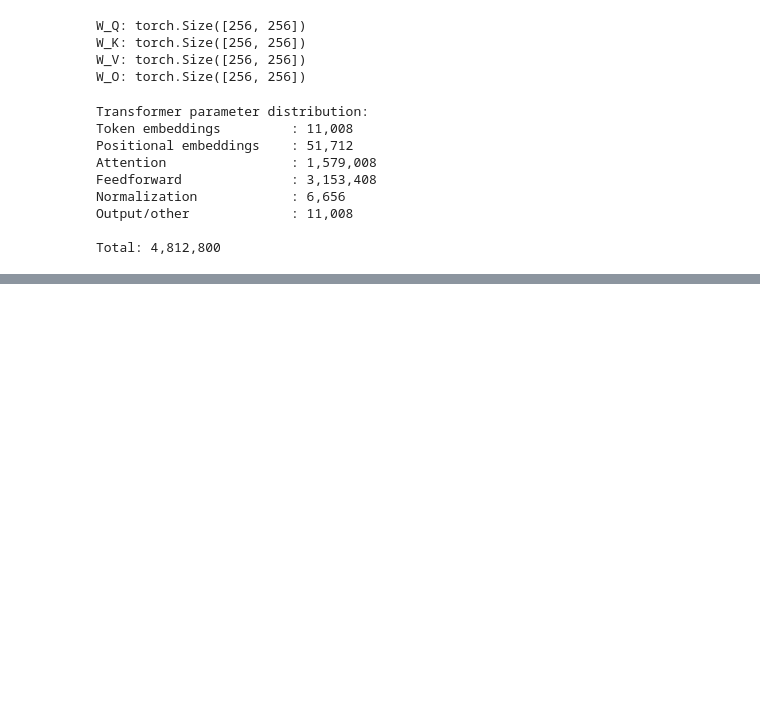
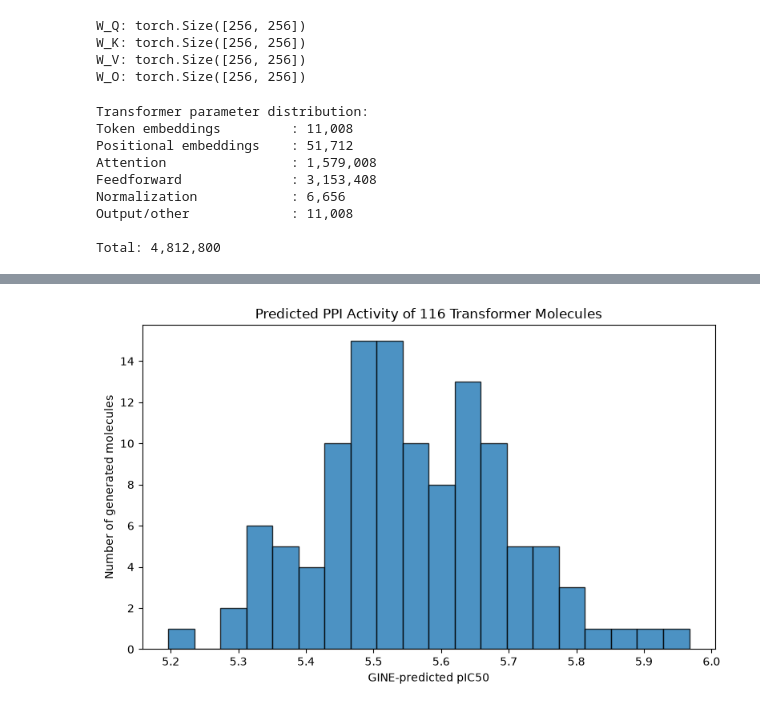
Before and after one commit to kalyanashisjana/DeepPPI, a Jupyter notebook: evaluation/04_PPI_Model_Comparison.ipynb, the cells around one changed output, grey strips where cells are left out. Drawn from its saved outputs; the diff is of its cells as text; code cells hidden in the pictures; blank space fills up the shorter version.

Commit message:
Initial upload of DeepPPI

```diff
--- a/evaluation/04_PPI_Model_Comparison.ipynb
+++ b/evaluation/04_PPI_Model_Comparison.ipynb
@@ -984,3 +984,28 @@ Normalization            : 6,656
 Output/other             : 11,008
 
 Total: 4,812,800
+# %%
+import pandas as pd
+from pathlib import Path
+
+# Works when the notebook is launched from evaluation/
+# or from the DeepPPI repository root.
+root = Path.cwd()
+
+if (root / "evaluation").is_dir():
+    csv_path = root / "evaluation/PPI_116_GINE_predictions.csv"
+else:
+    csv_path = root / "PPI_116_GINE_predictions.csv"
+
+df = pd.read_csv(csv_path)
+
+print(f"Total molecules: {len(df)}")
+
+display(
+    df[[
+        "molecule_id",
+        "canonical_smiles",
+        "predicted_pIC50",
+        "predicted_IC50_nM"
+    ]].head(10)
+)
@@ -986,0 +1025,22 @@ Total: 4,812,800
+# %%
+import matplotlib.pyplot as plt
+
+%matplotlib inline
+
+plt.figure(figsize=(8, 5))
+
+plt.hist(
+    df["predicted_pIC50"].dropna(),
+    bins=20,
+    edgecolor="black",
+    alpha=0.8
+)
+
+plt.xlabel("GINE-predicted pIC50")
+plt.ylabel("Number of generated molecules")
+plt.title("Predicted PPI Activity of 116 Transformer Molecules")
+
+plt.tight_layout()
+plt.show()
+# %% [output]
+[figure, added]
```
Also changed, not shown: parts of 2 cells of this notebook, 2 other files.
